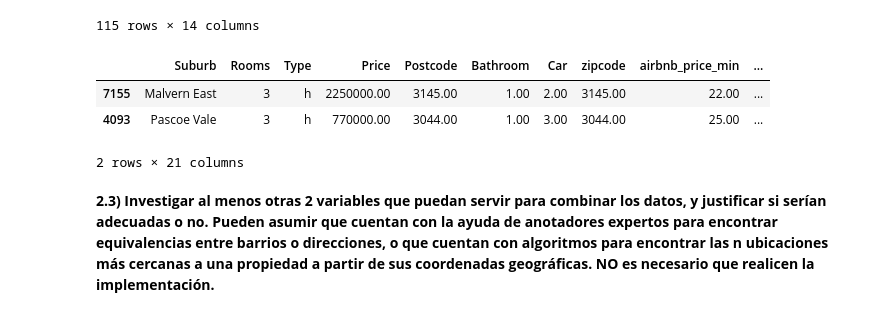
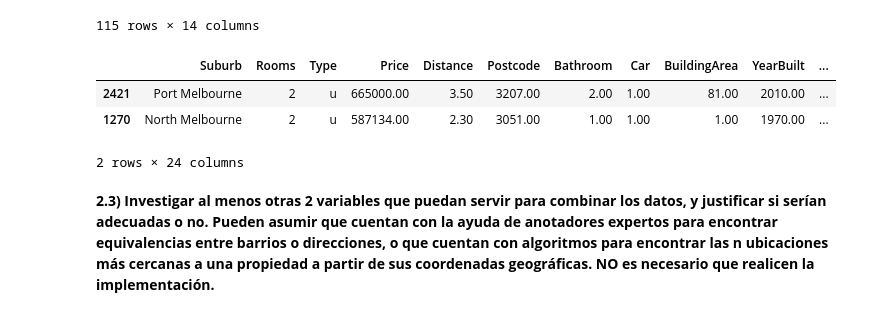
Before and after one commit to CHRISTIANDAGATTI/AEyCD---Grupo-9, a Jupyter notebook: Entregable_parte_1_22.ipynb, the cells around one changed output. Saved outputs shown, nothing was run; the diff lists cells and outputs as text; code cells hidden in the pictures.

```diff
--- a/Entregable_parte_1_22.ipynb
+++ b/Entregable_parte_1_22.ipynb
@@ -876,7 +925,8 @@ melb_df2.loc[melb_df2.Bathroom<1,'Bathroom']=1
 # %%
+#Calculamos percentiles de la distribucion del precio de la vivienda pra posteriormente filtrar el dataset
 #Percentil 95 (Precio mínimo del 5%)
-minimo = melb_df["Price"].quantile(0.05)
+minimo = melb_df4["Price"].quantile(0.05)
 #Percentil 5 (Precio máximo del 95%)
-maximo = melb_df["Price"].quantile(0.95)
+maximo = melb_df4["Price"].quantile(0.95)
 print(minimo, maximo)
 # %% [output]
@@ -884,3 +934,10 @@ print(minimo, maximo)
 # %%
 # Filtramos por los percentiles calculados anteriormente para eliminar valores extremos
-melb_df3 = melb_df2[(melb_df2["Price"] > minimo) & (melb_df2["Price"] < maximo) ]
+melb_df5 = melb_df4[(melb_df4["Price"] > minimo) & (melb_df4["Price"] < maximo) ]
+# %%
+#Realizamos un conteo de frecuencia de propiedades según su Barrio ya que consideramos la variable "Suburb" relevante para nuestro objetivo
+# y necesitamos que exista al menos un volumen de propiedasdes mayor a 30 para que la muestra sea representativa.
+Suburb_df = (pandas.value_counts(melb_df5['Suburb'])).reset_index().rename(columns={'index': 'Suburb', 'Suburb': 'frequency'})
+print(Suburb_df)
+Conteo = len(melb_df5['Suburb'])
+print('Total de registros para Suburb:', Conteo)
@@ -886,0 +960,4 @@ melb_df3 = melb_df2[(melb_df2["Price"] > minimo) & (melb_df2["Price"] < maximo)
+# %%
+Suburb_list = Suburb_df[Suburb_df['frequency']>30].set_index("Suburb").index.to_numpy().tolist()
+melb_df6 = melb_df5[melb_df5.Suburb.isin(Suburb_list)]
+melb_df6.head(2)
@@ -943,16 +1038,16 @@ airbnb_price_by_zipcode_filtered
 | 233 | 3977.00 | 18 | 65.00 | 92.96 | 341 | ... |
 115 rows × 14 columns
 # %%
-merged_sales_df = melb_df3.merge(
+merged_df = melb_df6.merge(
     airbnb_price_by_zipcode_filtered, how='left',
     left_on='Postcode', right_on='zipcode'
 )
 merged_sales_df.sample(2)
 # %% [output]
-|  | Suburb | Rooms | Type | Price | Postcode | Bathroom | Car | zipcode | airbnb_price_min | ... |
-| 7155 | Malvern East | 3 | h | 2250000.00 | 3145.00 | 1.00 | 2.00 | 3145.00 | 22.00 | ... |
-| 4093 | Pascoe Vale | 3 | h | 770000.00 | 3044.00 | 1.00 | 3.00 | 3044.00 | 25.00 | ... |
+|  | Suburb | Rooms | Type | Price | Distance | Postcode | Bathroom | Car | BuildingArea | YearBuilt | ... |
+| 2421 | Port Melbourne | 2 | u | 665000.00 | 3.50 | 3207.00 | 2.00 | 1.00 | 81.00 | 2010.00 | ... |
+| 1270 | North Melbourne | 2 | u | 587134.00 | 2.30 | 3051.00 | 1.00 | 1.00 | 1.00 | 1970.00 | ... |
-2 rows × 21 columns
+2 rows × 24 columns
 # %% [markdown]
 **2.3) Investigar al menos otras 2 variables que puedan servir para combinar los datos, y justificar si serían adecuadas o no. Pueden asumir que cuentan con la ayuda de anotadores expertos para encontrar equivalencias entre barrios o direcciones, o que cuentan con algoritmos para encontrar las n ubicaciones más cercanas a una propiedad a partir de sus coordenadas geográficas. NO es necesario que realicen la implementación.**
 # %% [markdown]
```
Also changed, not shown: parts of 47 cells of this notebook.
